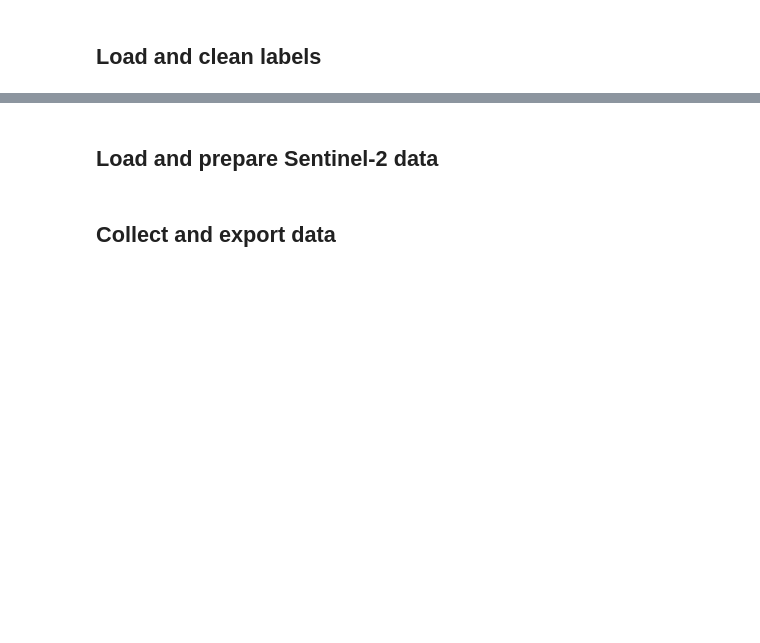
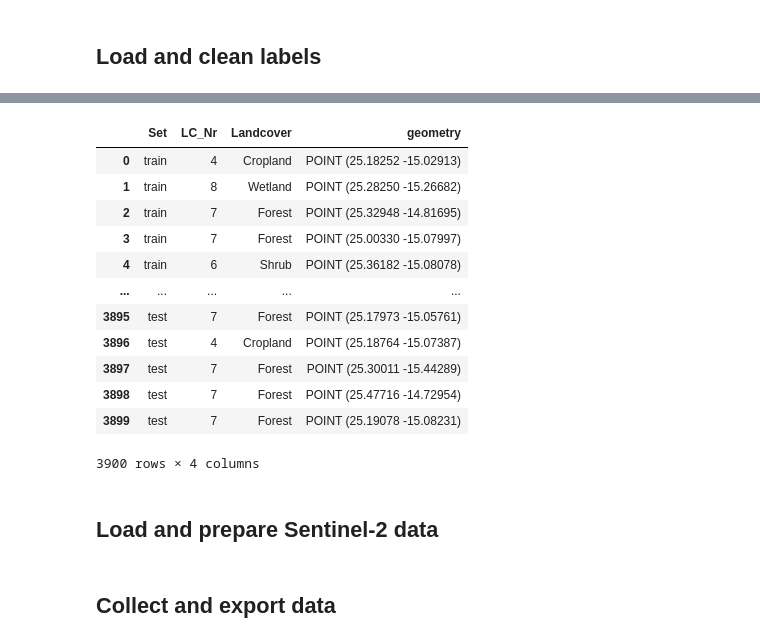
Before and after one commit to alexvmt/land_cover_classification_kaza, a Jupyter notebook: collect_sentinel_2_data.ipynb, the cells around one changed output, grey strips where cells are left out. Drawn from its saved outputs; the diff is of its cells as text; code cells hidden in the pictures; blank space fills up the shorter version.

```diff
--- a/collect_sentinel_2_data.ipynb
+++ b/collect_sentinel_2_data.ipynb
@@ -59,2 +102,0 @@ gdf.shape
-# %%
-gdf = gdf[gdf['LC2023'].notnull() & gdf['geometry'].notnull()].reset_index(drop=True)
@@ -99,2 +115,0 @@ classes_dict = {'Bare': 0,
-# %%
-gdf['class'] = gdf['LC2023'].map(classes_dict)
@@ -117,3 +154,33 @@ gdf
+# %%
+train = gdf[gdf['Set'] == 'train']
+test = gdf[gdf['Set'] == 'test']
+# %%
+random_state = 42
+class_1 = train.sample(200, random_state=random_state)
+class_3 = train.sample(200, random_state=random_state)
+class_4 = train.sample(500, random_state=random_state)
+class_5 = train.sample(500, random_state=random_state)
+class_6 = train.sample(500, random_state=random_state)
+class_7 = train.sample(500, random_state=random_state)
+class_8 = train.sample(500, random_state=random_state)
+test = test.sample(1000, random_state=random_state)
+# %%
+gdf_balanced = pd.concat([class_1, class_3, class_4, class_5, class_6, class_7, class_8, test], ignore_index=True)
+gdf_balanced
+# %% [output]
+|  | Set | LC_Nr | Landcover | geometry |
+| 0 | train | 4 | Cropland | POINT (25.18252 -15.02913) |
+| 1 | train | 8 | Wetland | POINT (25.28250 -15.26682) |
+| 2 | train | 7 | Forest | POINT (25.32948 -14.81695) |
+| 3 | train | 7 | Forest | POINT (25.00330 -15.07997) |
+| 4 | train | 6 | Shrub | POINT (25.36182 -15.08078) |
+| ... | ... | ... | ... | ... |
+| 3895 | test | 7 | Forest | POINT (25.17973 -15.05761) |
+| 3896 | test | 4 | Cropland | POINT (25.18764 -15.07387) |
+| 3897 | test | 7 | Forest | POINT (25.30011 -15.44289) |
+| 3898 | test | 7 | Forest | POINT (25.47716 -14.72954) |
+| 3899 | test | 7 | Forest | POINT (25.19078 -15.08231) |
+3900 rows × 4 columns
 # %% [markdown]
 ## Load and prepare Sentinel-2 data
 # %%
```
Also changed, not shown: parts of 28 cells of this notebook.
